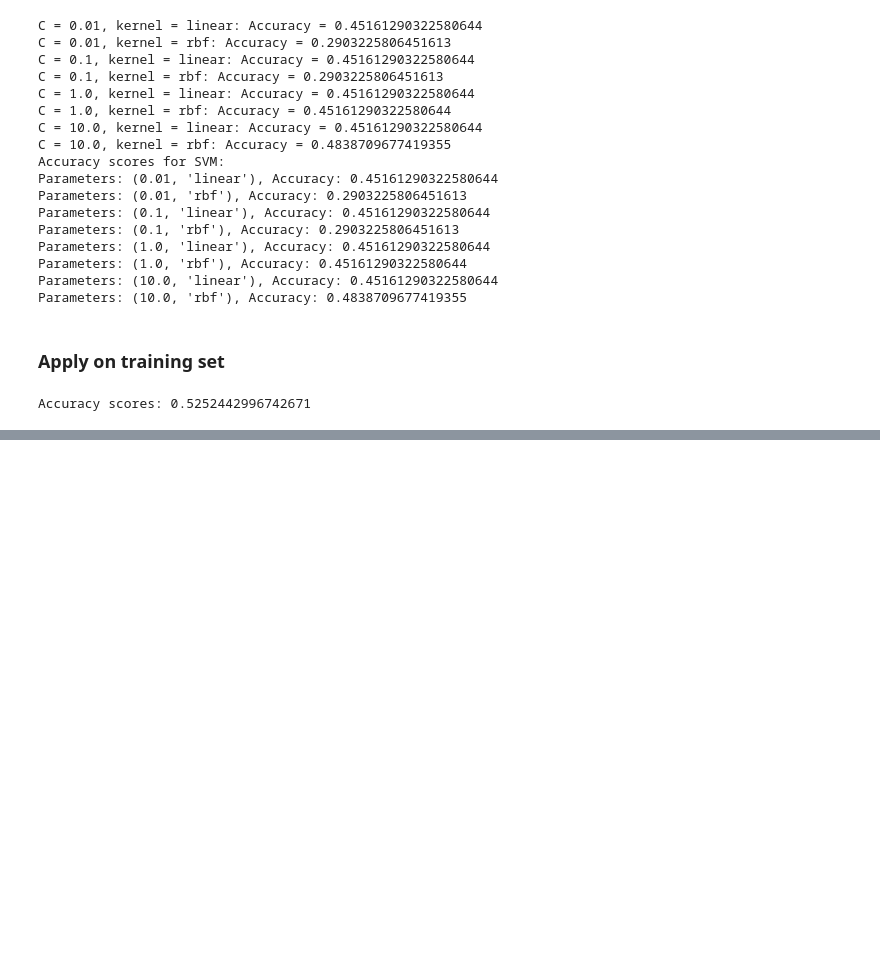
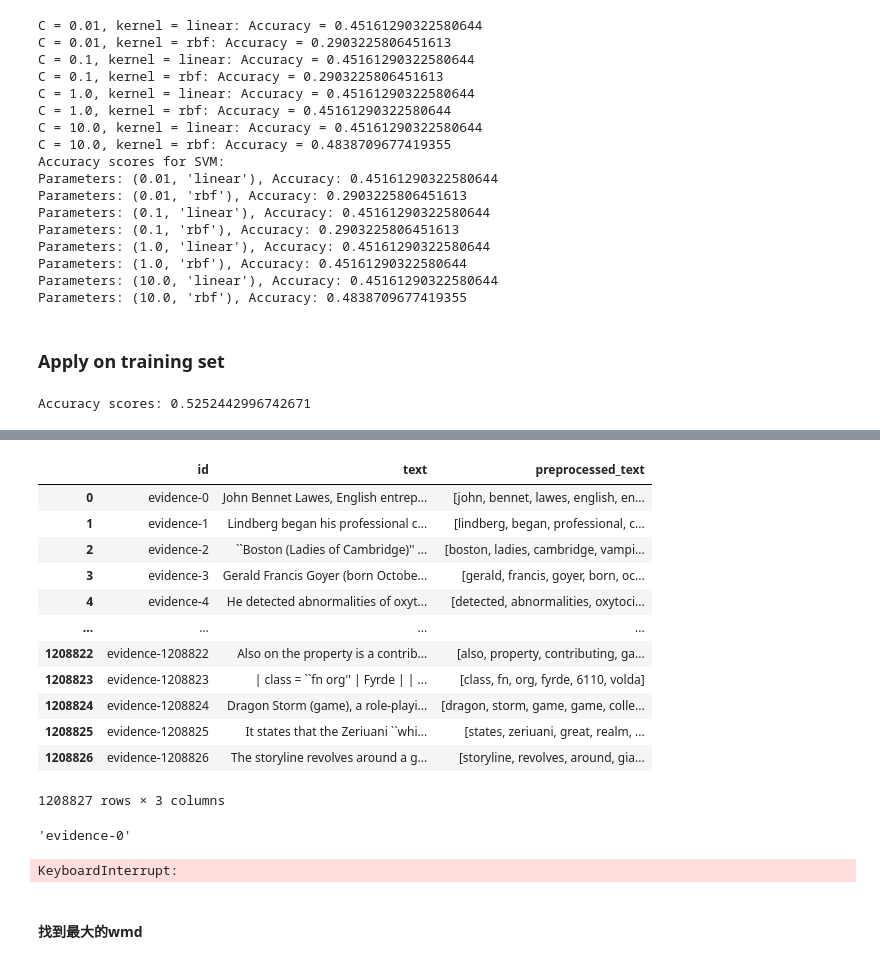
Before and after one commit to kexincchen/NLP-Project, a Jupyter notebook: JinWawng_classification_test.ipynb, the cells around one changed output, grey strips where cells are left out. Drawn from its saved outputs; the diff is of its cells as text; code cells hidden in the pictures; blank space fills up the shorter version.

```diff
--- a/JinWawng_classification_test.ipynb
+++ b/JinWawng_classification_test.ipynb
@@ -375,0 +410,5 @@ Accuracy scores: 0.5252442996742671
+# %%
+def preprocess_text(text):
+    stop_words = set(stopwords.words('english'))
+    tokens = word_tokenize(text.lower())
+    return [word for word in tokens if word.isalnum() and word not in stop_words]
@@ -375,0 +430,2 @@ Accuracy scores: 0.5252442996742671
+# %%
+df_evidence['preprocessed_text'] = df_evidence['text'].apply(preprocess_text)
@@ -375,0 +529,27 @@ Accuracy scores: 0.5252442996742671
+# %%
+df_evidence
+# %% [output]
+|  | id | text | preprocessed_text |
+| 0 | evidence-0 | John Bennet Lawes, English entrep... | [john, bennet, lawes, english, en... |
+| 1 | evidence-1 | Lindberg began his professional c... | [lindberg, began, professional, c... |
+| 2 | evidence-2 | ``Boston (Ladies of Cambridge)'' ... | [boston, ladies, cambridge, vampi... |
+| 3 | evidence-3 | Gerald Francis Goyer (born Octobe... | [gerald, francis, goyer, born, oc... |
+| 4 | evidence-4 | He detected abnormalities of oxyt... | [detected, abnormalities, oxytoci... |
+| ... | ... | ... | ... |
+| 1208822 | evidence-1208822 | Also on the property is a contrib... | [also, property, contributing, ga... |
+| 1208823 | evidence-1208823 | | class = ``fn org'' | Fyrde | | ... | [class, fn, org, fyrde, 6110, volda] |
+| 1208824 | evidence-1208824 | Dragon Storm (game), a role-playi... | [dragon, storm, game, game, colle... |
+| 1208825 | evidence-1208825 | It states that the Zeriuani ``whi... | [states, zeriuani, great, realm, ... |
+| 1208826 | evidence-1208826 | The storyline revolves around a g... | [storyline, revolves, around, gia... |
+1208827 rows × 3 columns
+# %%
+find_most_related_evidence(df_dv.iloc[0, 1], df_evidence, word2vec_model)
+# %% [output]
+'evidence-0'
+# %%
+for claim in df_dv['claim_text']:
+    find_most_related_evidence(claim, df_evidence, word2vec_model)
+# %% [output]
+KeyboardInterrupt:
+# %% [markdown]
+#### 找到最大的wmd
```
Also changed, not shown: parts of 17 cells of this notebook.
